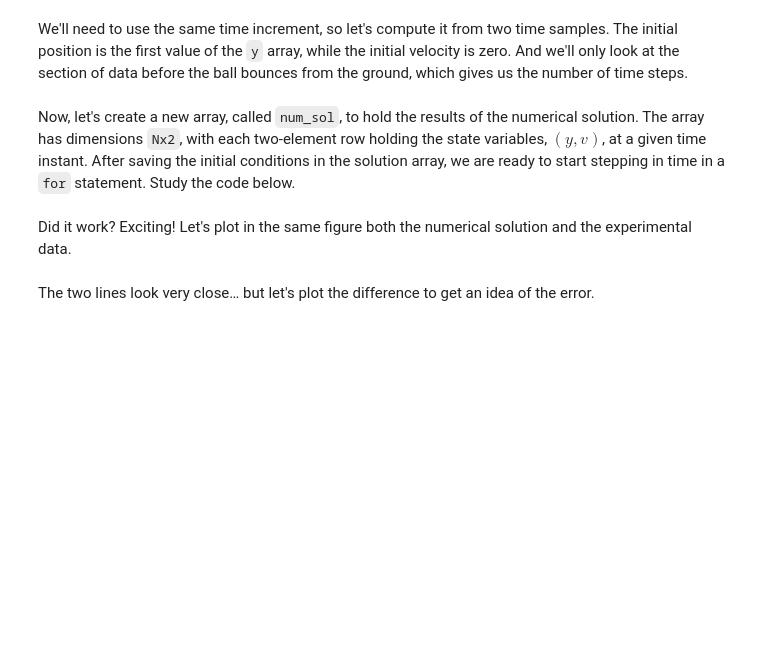
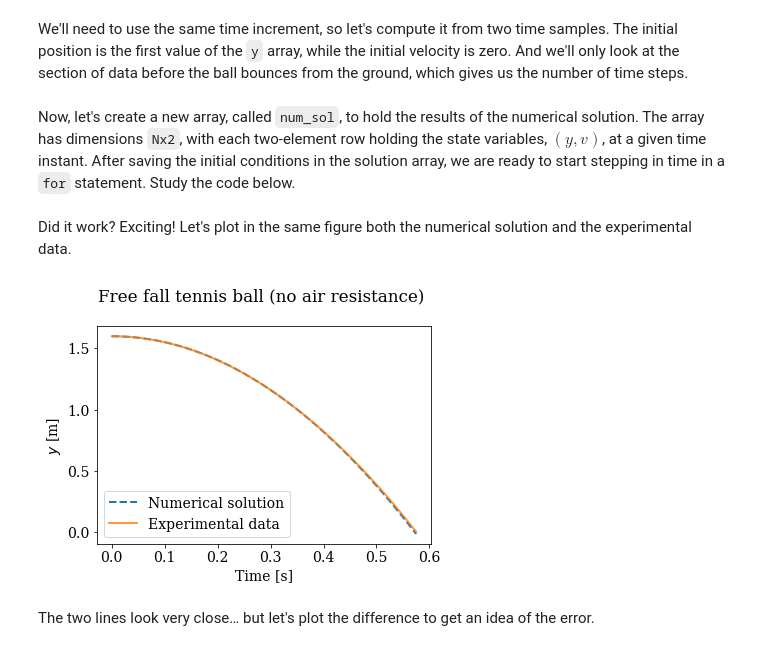
Before and after one commit to engineersCode/EngComp, a Jupyter notebook: modules/3_flyatchange/2_Euler.ipynb, the cells around one changed output. Saved outputs shown, nothing was run; the diff lists cells and outputs as text; code cells hidden in the pictures; blank space fills up the shorter version.

```diff
--- a/modules/3_flyatchange/2_Euler.ipynb
+++ b/modules/3_flyatchange/2_Euler.ipynb
@@ -235,10 +249,13 @@ Did it work? Exciting! Let's plot in the same figure both the numerical solution
 # %%
 fig = pyplot.figure(figsize=(6,4))
 pyplot.plot(t[:N], num_sol[:,0], linewidth=2, linestyle='--', label='Numerical solution')
 pyplot.plot(t[:N], y[:N], linewidth=2, alpha=0.8, label='Experimental data')
 pyplot.xlabel('Time [s]')
 pyplot.ylabel('$y$ [m]')
+pyplot.title('Free fall tennis ball (no air resistance) \n')
 pyplot.legend();
+# %% [output]
+[figure, added]
 # %% [markdown]
 The two lines look very close… but let's plot the difference to get an idea of the error.
 # %%
```
Also changed, not shown: parts of 23 cells of this notebook.
